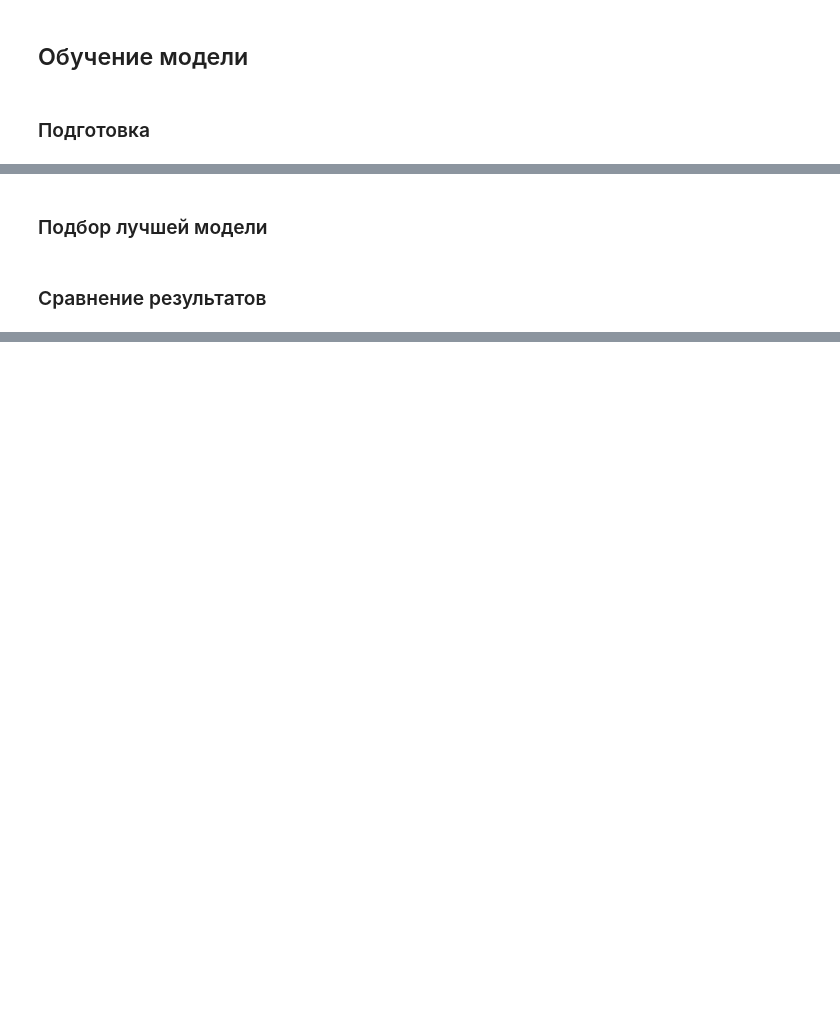
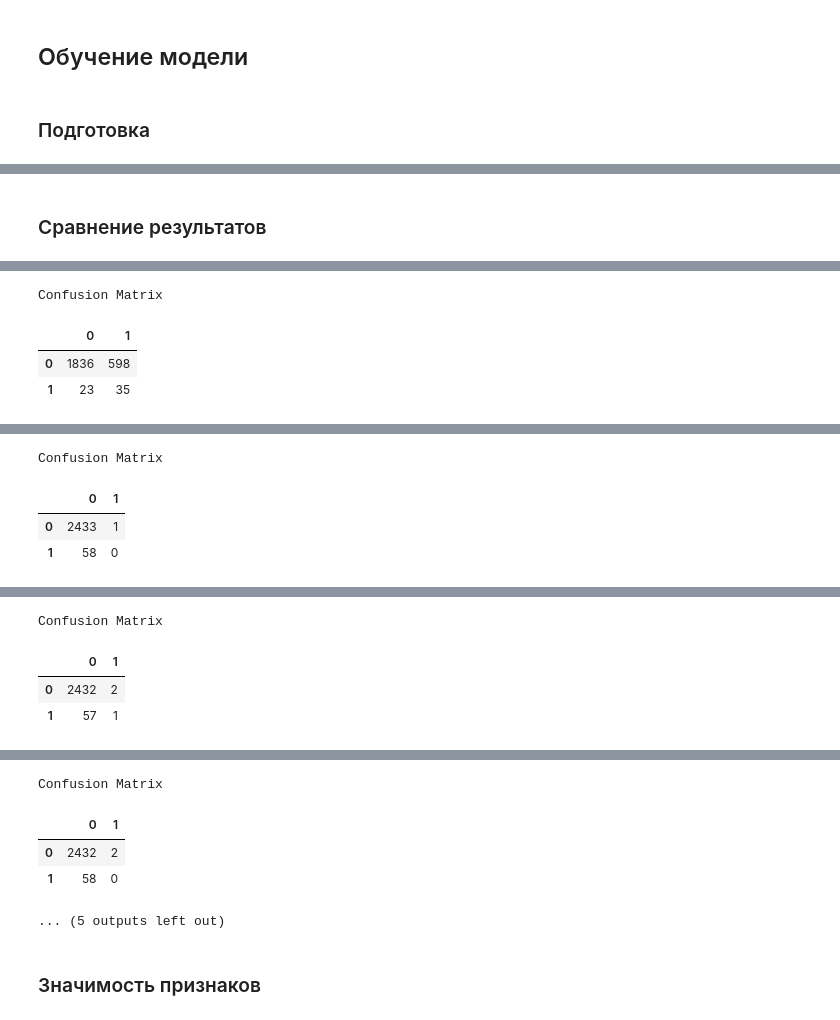
Before and after one commit to Ankudar/yandex_practicum_ds, a Jupyter notebook: 11) Masterskaya_2/notebook/project.ipynb, the cells around one changed output, grey strips where cells are left out. Saved outputs shown, nothing was run; the diff lists cells and outputs as text; code cells hidden in the pictures; blank space fills up the shorter version.

```diff
--- a/11) Masterskaya_2/notebook/project.ipynb
+++ b/11) Masterskaya_2/notebook/project.ipynb
@@ -885,9 +1138,9 @@ preprocessor_tree = ColumnTransformer(
 )
 # %%
 models = {
-    "LogisticRegression": (lambda: LogisticRegression(random_state=RANDOM_STATE), preprocessor_linear),
-    "RandomForest": (lambda: RandomForestClassifier(random_state=RANDOM_STATE, n_jobs=N_JOBS), preprocessor_tree),
-    "DecisionTree": (lambda: DecisionTreeClassifier(random_state=RANDOM_STATE), preprocessor_tree),
+    "LogisticRegression": (lambda: LogisticRegression(random_state=RANDOM_STATE, max_iter=1000, class_weight="balanced"), preprocessor_linear),
+    "RandomForest": (lambda: RandomForestClassifier(random_state=RANDOM_STATE, n_jobs=N_JOBS, class_weight="balanced"), preprocessor_tree),
+    # "DecisionTree": (lambda: DecisionTreeClassifier(random_state=RANDOM_STATE, class_weight="balanced"), preprocessor_tree), # убрал потому что 2+ часа обучение.... О_о
     "LightGBM": (lambda: LGBMClassifier(random_state=RANDOM_STATE, n_jobs=N_JOBS, verbosity=-1), preprocessor_tree),
     "XGBoost": (lambda: XGBClassifier(random_state=RANDOM_STATE, n_jobs=N_JOBS, verbosity=0, use_label_encoder=False), preprocessor_tree),
     "CatBoost": (lambda: CatBoostClassifier(random_state=RANDOM_STATE, task_type="CPU", thread_count=N_JOBS, verbose=0), preprocessor_tree),
@@ -975,14 +1270,16 @@ study_results = []
 
 early_stop_cb = EarlyStoppingCallback(patience=EARLY_STOP)
 
-def log_every_N_trials(study, trial):
-    if trial.number % 100 == 0:
-        logger.info(f"[Trial {trial.number}] ROC_AUC={trial.value:.4f}, params={trial.params}")
+def log_every_N_trials(study, trial, N=50):
+    if trial.number % N == 0:
+        best_trial = study.best_trial
+        logger.info(
+            f"[Trial {trial.number}] is best: ROC_AUC={best_trial.value:.4f}, params={best_trial.params}"
+        )
 
 for model_name, (model_factory, preprocessor) in models.items():
     logger.info(f"\n\n=== Optimizing {model_name} ===")
 
-    # pruner = optuna.pruners.MedianPruner(n_startup_trials=5, n_warmup_steps=1, interval_steps=1)
     pruner = optuna.pruners.MedianPruner(n_startup_trials=5, n_warmup_steps=0)
     study = optuna.create_study(direction="maximize", pruner=pruner)
 
@@ -994,9 +1291,9 @@ for model_name, (model_factory, preprocessor) in models.items():
 
     best_params = study.best_params
     best_value = study.best_value
+    logger.info(f"Best trial {study.best_trial.number} -> ROC_AUC={best_value:.4f}, params={best_params}")
 
-    logger.info(f"Best trial -> ROC_AUC={best_value:.4f}, params={best_params}")
-
+    # Финальный пайплайн
     k_best_final = best_params.get("selectkbest__k", X_train.shape[1])
     final_pipe = Pipeline([
         ("preprocessor", preprocessor),
@@ -1004,6 +1301,7 @@ for model_name, (model_factory, preprocessor) in models.items():
         ("classifier", model_factory())
     ])
 
+    # Применяем параметры к классификатору
     model_params = {k.replace("classifier__", ""): v for k, v in best_params.items() if k.startswith("classifier__")}
     if model_params:
         final_pipe.named_steps["classifier"].set_params(**model_params)
@@ -1019,21 +1335,33 @@ for model_name, (model_factory, preprocessor) in models.items():
-# %% [markdown]
-### Подбор лучшей модели
 # %% [markdown]
 ### Сравнение результатов
 # %%
-# Добавим колонки для ROC_AUC на X_val и X_final_test
 for res in study_results:
     name = res["Model"]
     model = best_models[name]
 
-    # Предсказания вероятностей для положительного класса
+    # Предсказания вероятностей
     y_val_pred = model.predict_proba(X_val)[:, 1]
     y_test_pred = model.predict_proba(X_final_test)[:, 1]
 
-    # Вычисляем ROC AUC
+    # ROC-AUC
     res["ROC_AUC_Val"] = roc_auc_score(y_val, y_val_pred)
     res["ROC_AUC_FinalTest"] = roc_auc_score(y_final_test, y_test_pred)
 
-# Пересоздаём DataFrame с обновлёнными результатами
+    # Бинарные предсказания (порог 0.5)
+    y_test_bin = (y_test_pred >= 0.5).astype(int)
+
+    cm = confusion_matrix(y_final_test, y_test_bin)
+    cm_df = pd.DataFrame(
+        cm,
+        index=["0", "1"],
+        columns=["0", "1"]
+    )
+
+    logger.info(f"=== {name} ===")
+    display(cm_df.style.set_caption("Confusion Matrix"))
+    logger.info("-" * 50)
+
+# Сводная таблица по ROC-AUC
 results_df = pd.DataFrame(study_results)
 display(results_df.sort_values("ROC_AUC_FinalTest", ascending=False))
+# %% [output]
@@ -1039,0 +1369,4 @@ display(results_df.sort_values("ROC_AUC_FinalTest", ascending=False))
+Confusion Matrix
+|  | 0 | 1 |
+| 0 | 1836 | 598 |
+| 1 | 23 | 35 |
@@ -1039,0 +1375,4 @@ display(results_df.sort_values("ROC_AUC_FinalTest", ascending=False))
+Confusion Matrix
+|  | 0 | 1 |
+| 0 | 2433 | 1 |
+| 1 | 58 | 0 |
@@ -1039,0 +1381,4 @@ display(results_df.sort_values("ROC_AUC_FinalTest", ascending=False))
+Confusion Matrix
+|  | 0 | 1 |
+| 0 | 2432 | 2 |
+| 1 | 57 | 1 |
@@ -1039,0 +1387,7 @@ display(results_df.sort_values("ROC_AUC_FinalTest", ascending=False))
+Confusion Matrix
+|  | 0 | 1 |
+| 0 | 2432 | 2 |
+| 1 | 58 | 0 |
+... (5 outputs left out)
+# %% [markdown]
+### Значимость признаков
```
Also changed, not shown: parts of 50 cells of this notebook, 1 other file.
